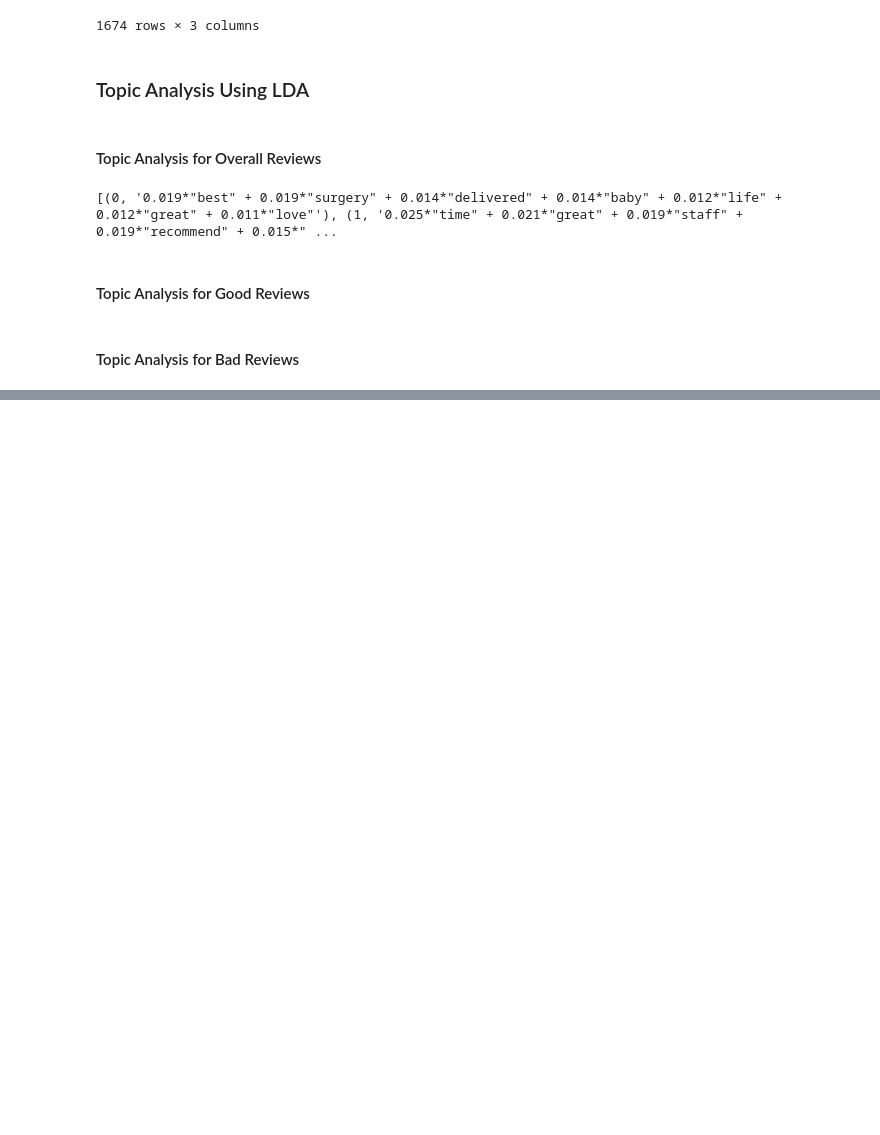
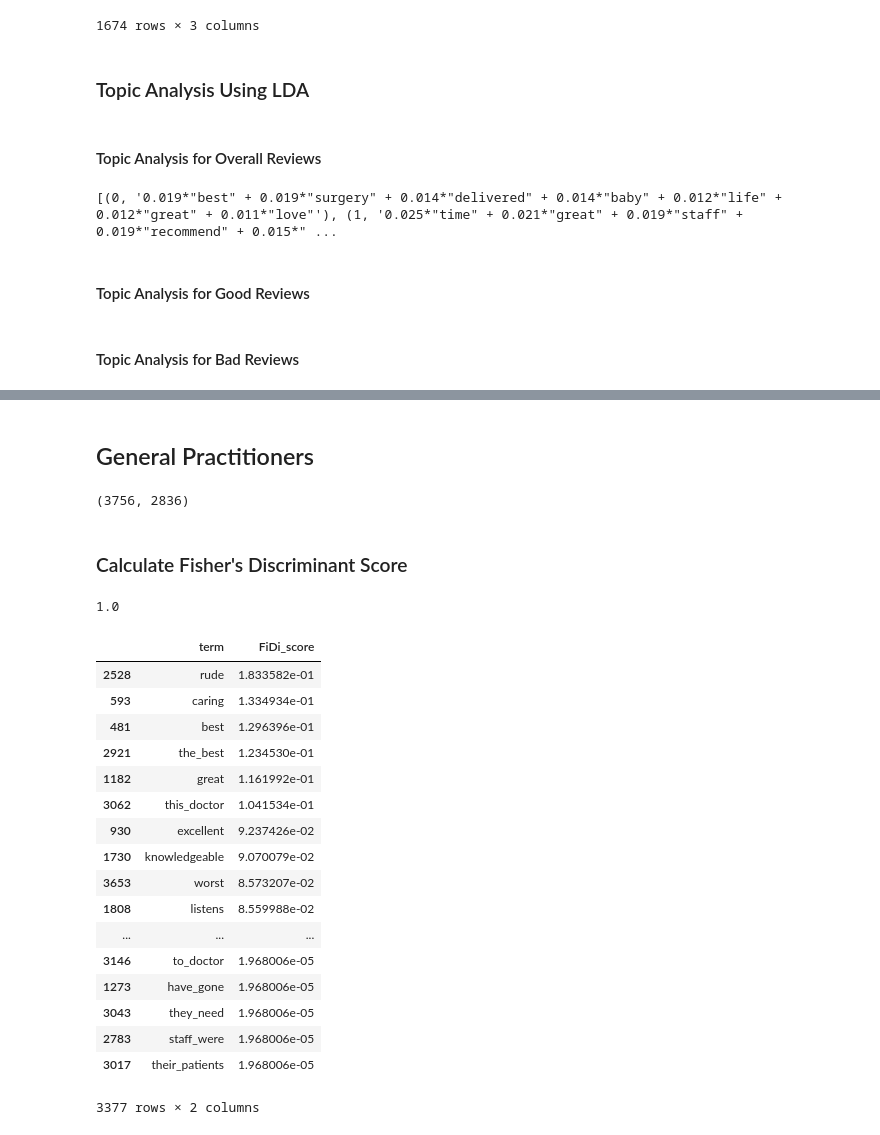
Before and after one commit to KlippL/Doctors_Reviews_NLP, a Jupyter notebook: Review_Analysis.ipynb, the cells around one changed output, grey strips where cells are left out. Saved outputs shown, nothing was run; the diff lists cells and outputs as text; code cells hidden in the pictures; blank space fills up the shorter version.

```diff
--- a/Review_Analysis.ipynb
+++ b/Review_Analysis.ipynb
@@ -543,0 +548,65 @@ print(ldamodel.print_topics(num_topics=5, num_words=7))
+# %% [markdown]
+## General Practitioners
+# %%
+# Clean Null Values
+df_gp = df_gp[df_gp.review.notnull()]
+df_gp = df_gp[df_gp.review != "None"]
+
+# Filter the reviews based on reviews having a score of 4 or more and less than 3
+df_gp = df_gp[['individual_rating', 'review']]
+df_gp.individual_rating = df_gp.individual_rating.astype(float)
+df_gp = df_gp[(df_gp.individual_rating >= 4) | (df_gp.individual_rating < 3)]
+
+# Make a dummy column in df_gp for if a review is good or bad
+df_gp['is_good'] = (df_gp.individual_rating >= 4) * 1 + (df_gp.individual_rating < 3) * 0
+
+
+gp_sub = df_gp.review.str.lower()
+vec = CountVectorizer(ngram_range=(1, 5), min_df = 10)
+X_gp = vec.fit_transform(gp_sub)
+dtm_gp = pd.DataFrame(X_gp.toarray(), columns=[pd.Series(vec.get_feature_names()).str.replace(' ', '_').tolist()])
+tdm_gp = dtm_gp.T
+print(tdm_gp.shape)
+# %% [output]
+(3756, 2836)
+# %% [markdown]
+### Calculate Fisher's Discriminant Score
+# %%
+mask_gp = pd.DataFrame(df_gp.is_good)
+good_df_gp = dtm.iloc[np.any(mask_gp.values,axis=1),]
+bad_df_gp = dtm.iloc[~np.any(mask_gp.values,axis=1),]
+
+# Make sure the good and bad reviews add up to 1
+(len(bad_df) + len(good_df))/len(dtm)
+# %% [output]
+1.0
+# %%
+FiDi_gp = pd.DataFrame(((good_df_gp.mean() - bad_df_gp.mean())**2)/(np.std(good_df_gp)**2 + np.std(bad_df_gp)**2)).reset_index().rename(columns = {"level_0":"term", 0:"FiDi_score"})
+
+words_gp = FiDi_gp.term.tolist()
+words_gp = stopText(words_gp)
+words_gp = stopOther(words_gp)
+
+words_gp = pd.Series(words_gp).str.lstrip(" ").tolist()
+
+FiDi_gp = FiDi_gp[FiDi_gp.term.isin(words_gp)].sort_values(by = 'FiDi_score', ascending = False)
+FiDi_gp
+# %% [output]
+|  | term | FiDi_score |
+| 2528 | rude | 1.833582e-01 |
+| 593 | caring | 1.334934e-01 |
+| 481 | best | 1.296396e-01 |
+| 2921 | the_best | 1.234530e-01 |
+| 1182 | great | 1.161992e-01 |
+| 3062 | this_doctor | 1.041534e-01 |
+| 930 | excellent | 9.237426e-02 |
+| 1730 | knowledgeable | 9.070079e-02 |
+| 3653 | worst | 8.573207e-02 |
+| 1808 | listens | 8.559988e-02 |
+| ... | ... | ... |
+| 3146 | to_doctor | 1.968006e-05 |
+| 1273 | have_gone | 1.968006e-05 |
+| 3043 | they_need | 1.968006e-05 |
+| 2783 | staff_were | 1.968006e-05 |
+| 3017 | their_patients | 1.968006e-05 |
+3377 rows × 2 columns
```
Also changed, not shown: parts of 6 cells of this notebook.
